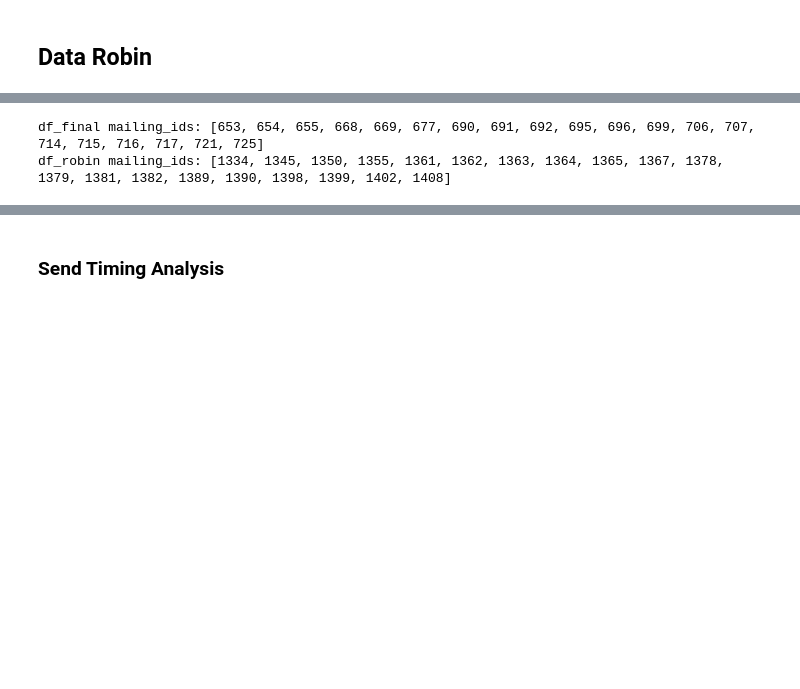
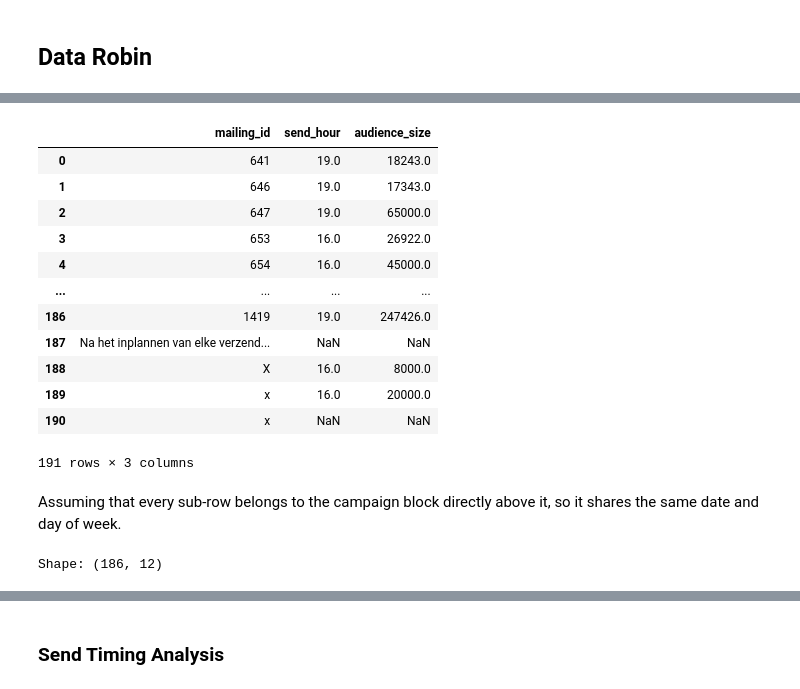
Before and after one commit to giadauva/OMG-Thesis, a Jupyter notebook: Thesis_OMG analysis.ipynb, the cells around one changed output, grey strips where cells are left out. Cells and saved outputs as stored; diff of their text form; code cells hidden in the pictures; blank space fills up the shorter version.

```diff
--- a/Thesis_OMG analysis.ipynb
+++ b/Thesis_OMG analysis.ipynb
@@ -4383,6 +4332,72 @@ Row coverage (open/click)   : 2.0%
-# %%
-print("df_final mailing_ids:", sorted(df_final['mailing_id'].unique().tolist())[:20])
-print("df_robin mailing_ids:", sorted(df_robin['mailing_id'].unique().tolist())[:20])
-# %% [output]
-df_final mailing_ids: [653, 654, 655, 668, 669, 677, 690, 691, 692, 695, 696, 699, 706, 707, 714, 715, 716, 717, 721, 725]
-df_robin mailing_ids: [1334, 1345, 1350, 1355, 1361, 1362, 1363, 1364, 1365, 1367, 1378, 1379, 1381, 1382, 1389, 1390, 1398, 1399, 1402, 1408]
+# %%
+#for each mailing_id, find the row containing 'adressen' and extract from there
+def extract_from_log(df_raw, mailing_col='mailing_id'):
+    results = []
+    df_raw['mailing_id_filled'] = df_raw['mailing_id'].ffill()
+
+    for mid, group in df_raw.groupby('mailing_id_filled'):
+        log_rows = group[group['log_field'].str.contains('adressen', na=False, case=False)]
+        send_hour = None
+        audience_size = None
+
+        for _, row in log_rows.iterrows():
+            log = str(row['log_field'])
+            hour_m = re.search(r'\b(\d{1,2})u(?:ur)?\b', log)
+            size_m = re.search(r'([\d\.]+)\s+adressen', log, re.IGNORECASE)
+            if hour_m:
+                send_hour = int(hour_m.group(1))
+            if size_m:
+                try:
+                    audience_size = int(size_m.group(1).replace('.', ''))
+                except ValueError:
+                    pass
+
+        results.append({'mailing_id': mid, 'send_hour': send_hour, 'audience_size': audience_size})
+
+    return pd.DataFrame(results)
+
+df_log_info = extract_from_log(df_raw=df_time)
+# %%
+df_log_info
+# %% [output]
+|  | mailing_id | send_hour | audience_size |
+| 0 | 641 | 19.0 | 18243.0 |
+| 1 | 646 | 19.0 | 17343.0 |
+| 2 | 647 | 19.0 | 65000.0 |
+| 3 | 653 | 16.0 | 26922.0 |
+| 4 | 654 | 16.0 | 45000.0 |
+| ... | ... | ... | ... |
+| 186 | 1419 | 19.0 | 247426.0 |
+| 187 | Na het inplannen van elke verzend... | NaN | NaN |
+| 188 | X | 16.0 | 8000.0 |
+| 189 | x | 16.0 | 20000.0 |
+| 190 | x | NaN | NaN |
+191 rows × 3 columns
+# %% [markdown]
+Assuming that every sub-row belongs to the campaign block directly above it, so it shares the same date and day of week.
+# %%
+# Forward fill day_of_week and send_date to fill gaps
+df_time_filled = df_time.copy()
+df_time_filled['day_of_week'] = df_time_filled['day_of_week'].ffill()
+df_time_filled['send_date'] = df_time_filled['send_date'].ffill()
+
+#keep only rows with valid numeric mailing_id
+df_time_filled = df_time_filled[
+    df_time_filled['mailing_id'].astype(str).str.match(r'^\d+$')
+].copy()
+df_time_filled['mailing_id'] = df_time_filled['mailing_id'].astype(int)
+
+# Keep one row per mailing_id (first occurrence)
+df_time_clean = df_time_filled.drop_duplicates(subset='mailing_id', keep='first').copy()
+
+# translate Dutch day names to English
+day_map = {
+    'Maandag': 'Monday', 'Dinsdag': 'Tuesday', 'Woensdag': 'Wednesday',
+    'Donderdag': 'Thursday', 'Vrijdag': 'Friday',
+    'Zaterdag': 'Saturday', 'Zondag': 'Sunday'
+}
+df_time_clean['day_of_week'] = df_time_clean['day_of_week'].map(day_map).fillna(df_time_clean['day_of_week'])
+
+print(f"Shape: {df_time_clean.shape}")
+# %% [output]
+Shape: (186, 12)
```
Also changed, not shown: parts of 22 cells of this notebook.
